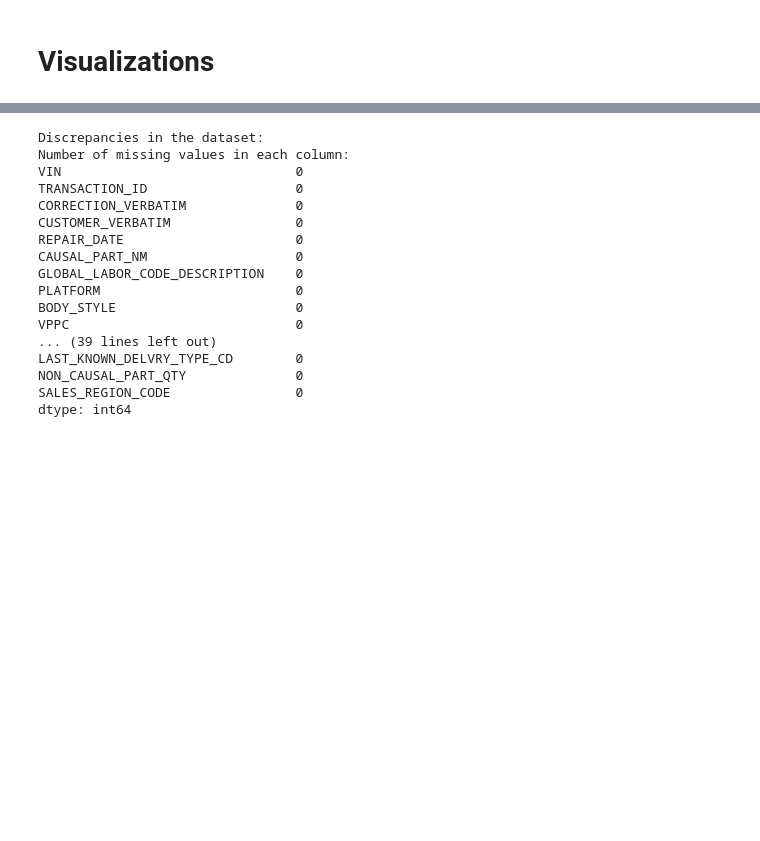
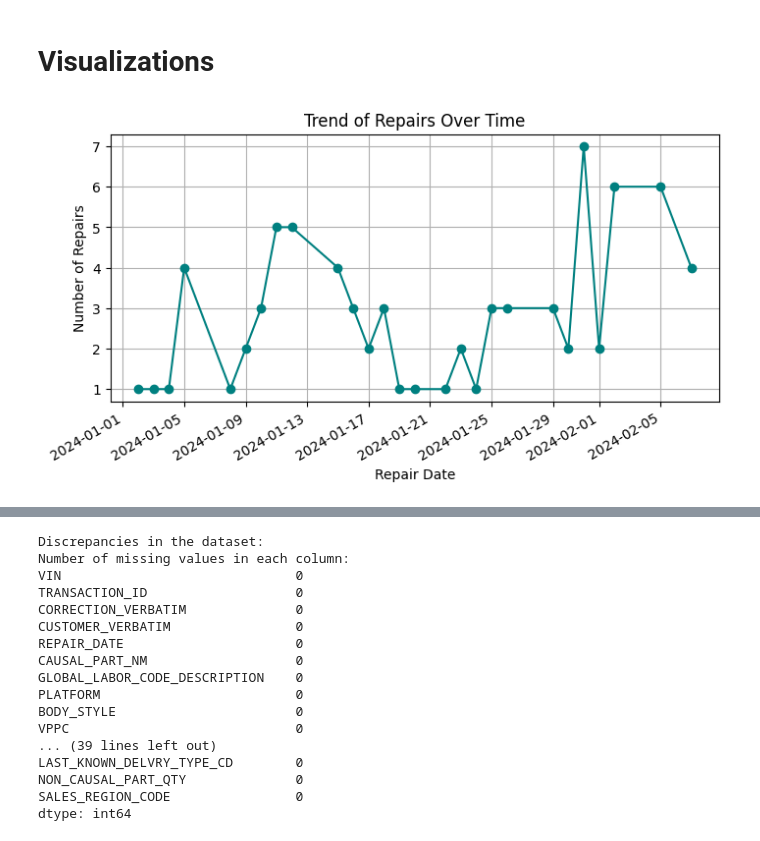
Before and after one commit to sehbakhan/AxionRayTasks, a Jupyter notebook: AxionRaysTask2.ipynb, the cells around one changed output, grey strips where cells are left out. Drawn from its saved outputs; the diff is of its cells as text; code cells hidden in the pictures; blank space fills up the shorter version.

```diff
--- a/AxionRaysTask2.ipynb
+++ b/AxionRaysTask2.ipynb
@@ -41,3 +34,5 @@ df
+# %%
+df.drop(columns=['CAMPAIGN_NBR'], inplace=True)
 # %%
 def column_analysis(df):
     analysis_results = []
@@ -80,0 +107,12 @@ df['CAUSAL_PART_NM'] = df['CAUSAL_PART_NM'].str.lower().str.strip()
+# %%
+from fuzzywuzzy import process, fuzz
+import re
+
+def remove_special_characters(text):
+    if pd.notnull(text):
+        return re.sub(r'[^A-Za-z0-9 ]+', '', text)
+    return text
+
+# Apply to a column
+df['CORRECTION_VERBATIM'] = df['CORRECTION_VERBATIM'].apply(remove_special_characters)
+df['CUSTOMER_VERBATIM'] = df['CUSTOMER_VERBATIM'].apply(remove_special_characters)
@@ -115,2 +203,16 @@ GLOBAL_LABOR_CODE_DESCRIPTION: Important for tracking repairs and customer feedb
 # %% [markdown]
 # Visualizations
+# %%
+#Repair_Date Trend (Line Plot)
+df['REPAIR_DATE'] = pd.to_datetime(df['REPAIR_DATE'])
+repair_date_trend = df['REPAIR_DATE'].value_counts().sort_index()
+
+plt.figure(figsize=(8, 4))
+repair_date_trend.plot(kind='line', marker='o', color='teal')
+plt.title('Trend of Repairs Over Time')
+plt.xlabel('Repair Date')
+plt.ylabel('Number of Repairs')
+plt.grid(True)
+plt.show()
+# %% [output]
+[figure, added]
```
Also changed, not shown: parts of 22 cells of this notebook.
